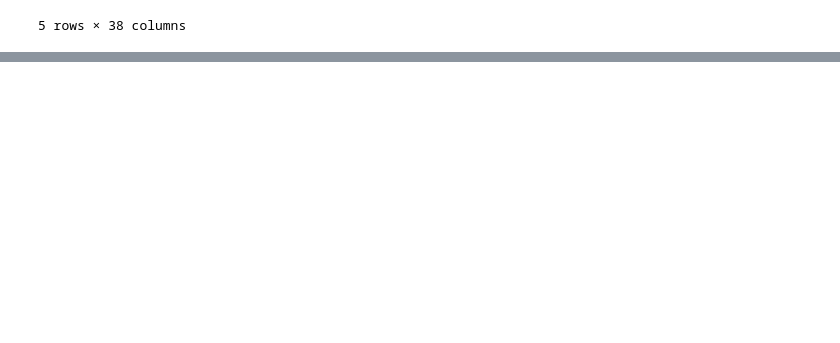
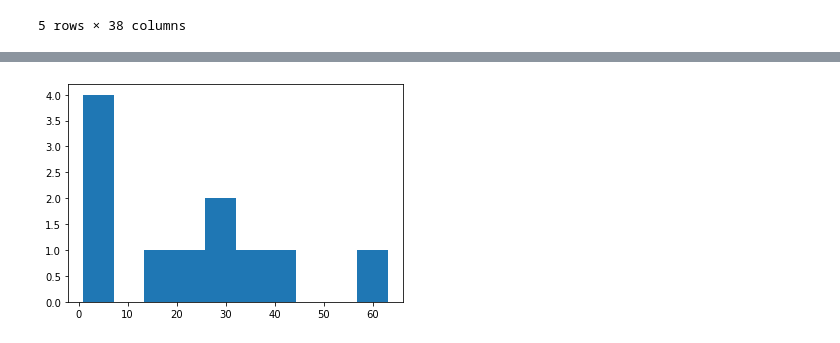
Before and after one commit to sierrafromcalifornia/Film-Analysis-Project, a Jupyter notebook: dsc-film-analysis-project.ipynb, the cells around one changed output, grey strips where cells are left out. Saved outputs shown, nothing was run; the diff lists cells and outputs as text; code cells hidden in the pictures; blank space fills up the shorter version.

```diff
--- a/dsc-film-analysis-project.ipynb
+++ b/dsc-film-analysis-project.ipynb
@@ -332,0 +784,6 @@ Questions to consider:
+# %%
+# visualize the range of repetition across primary genres
+
+plt.hist(genre_df.Genre1.value_counts());
+# %% [output]
+[figure, added]
```
Also changed, not shown: parts of 126 cells of this notebook.
